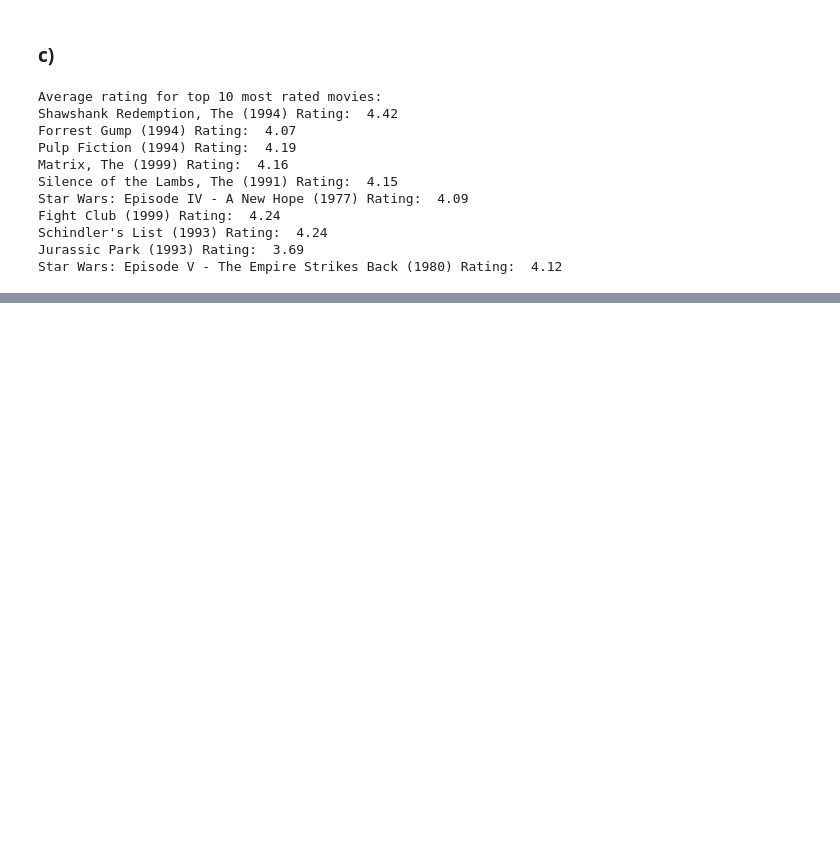
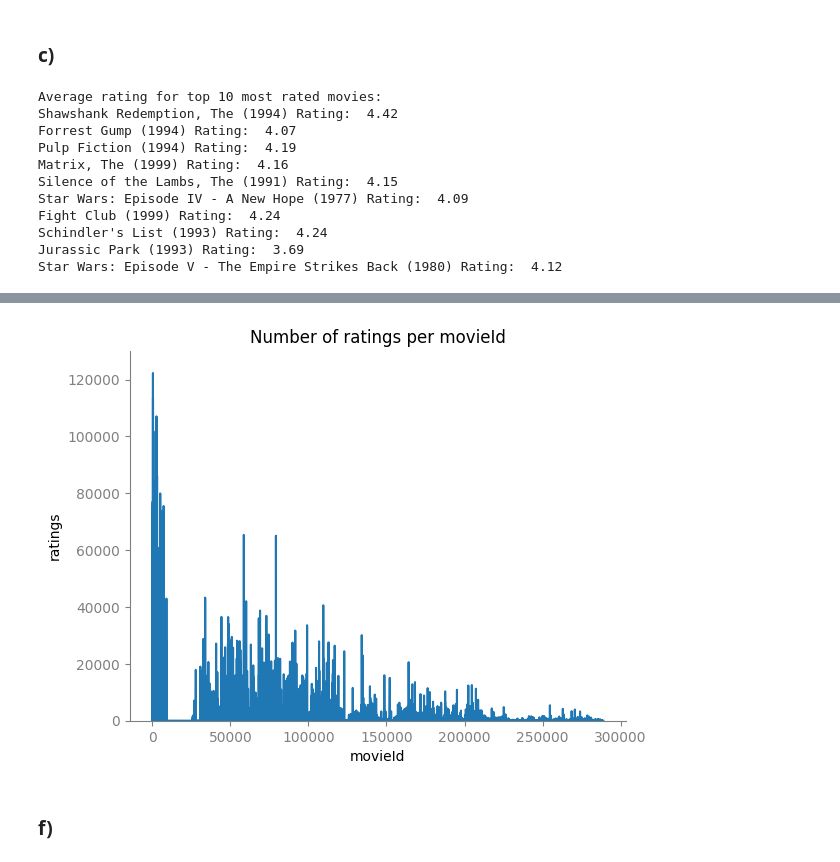
Before and after one commit to LordOfTurtles/AI-Erik-Johansson-OPA23, a Jupyter notebook: labs/labb1.ipynb, the cells around one changed output, grey strips where cells are left out. Cells and saved outputs as stored; diff of their text form; code cells hidden in the pictures; blank space fills up the shorter version.

```diff
--- a/labs/labb1.ipynb
+++ b/labs/labb1.ipynb
@@ -197,0 +182,6 @@ ax.tick_params(colors="gray")
+# %%
+rated_movieIds = df_ratings["movieId"].value_counts().index.to_numpy()
+number_ratings = df_ratings["movieId"].value_counts().to_numpy()
+
+df_ratings_per_movie = pd.DataFrame({"movieId": rated_movieIds, "ratings": number_ratings})
+df_ratings_per_movie.head()
@@ -197,0 +195,3 @@ ax.tick_params(colors="gray")
+# %%
+df_ratings_per_movie = df_ratings_per_movie.sort_values("movieId", ignore_index=True)
+df_ratings_per_movie.head(10)
@@ -197,0 +210,15 @@ ax.tick_params(colors="gray")
+# %%
+# barplot did not work, maybe too many values?
+ax = sns.lineplot(df_ratings_per_movie, x="movieId", y="ratings")
+ax.set(
+    title="Number of ratings per movieId",
+    ylim=(0, 130000),
+)
+ax.spines[["top", "right"]].set_visible(False)
+ax.spines[["top", "right"]].set_visible(False)
+ax.spines[["bottom", "left"]].set_color("gray")
+ax.tick_params(colors="gray")
+# %% [output]
+[figure, added]
+# %% [markdown]
+### f)
```
Also changed, not shown: parts of 14 cells of this notebook.
